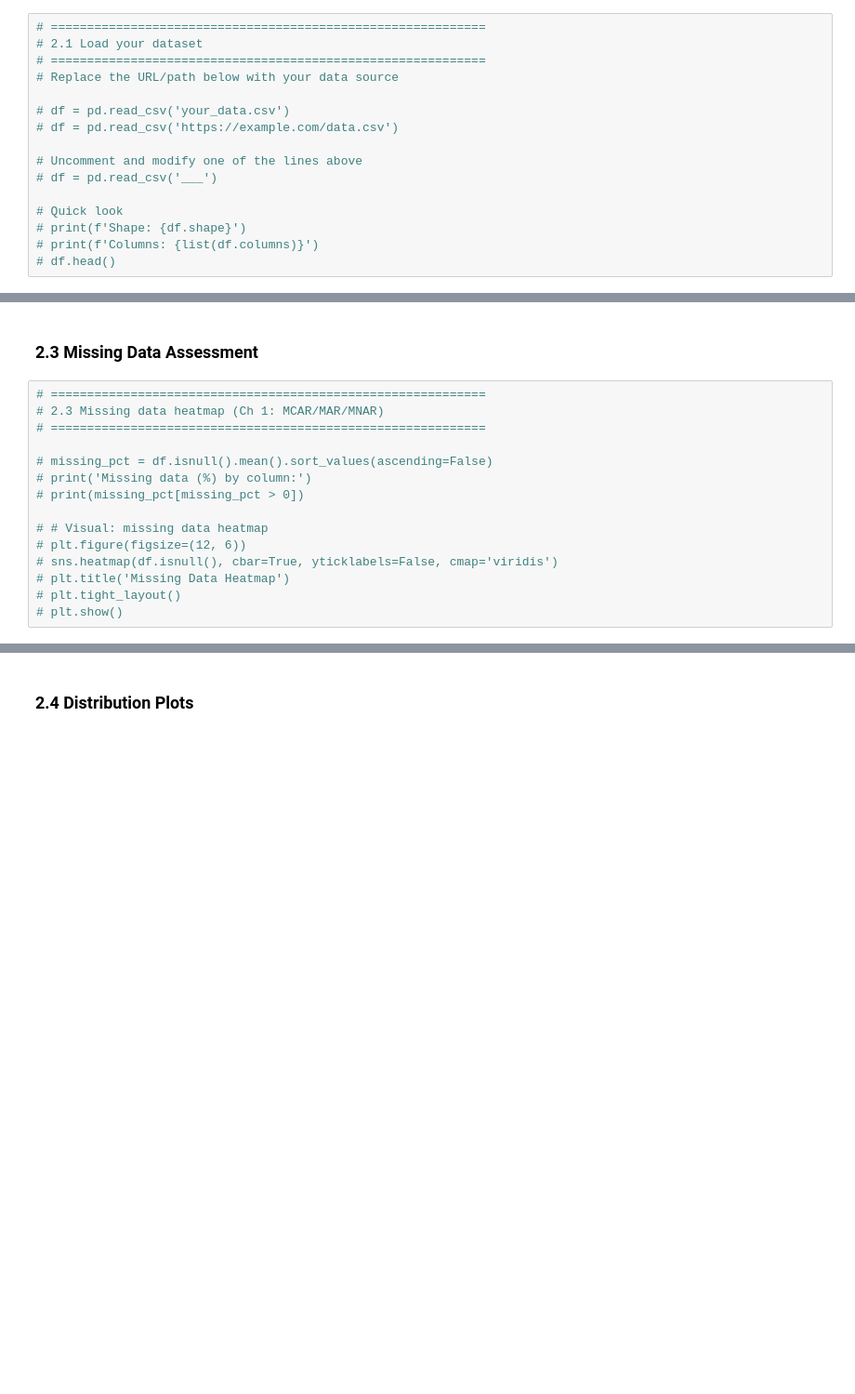
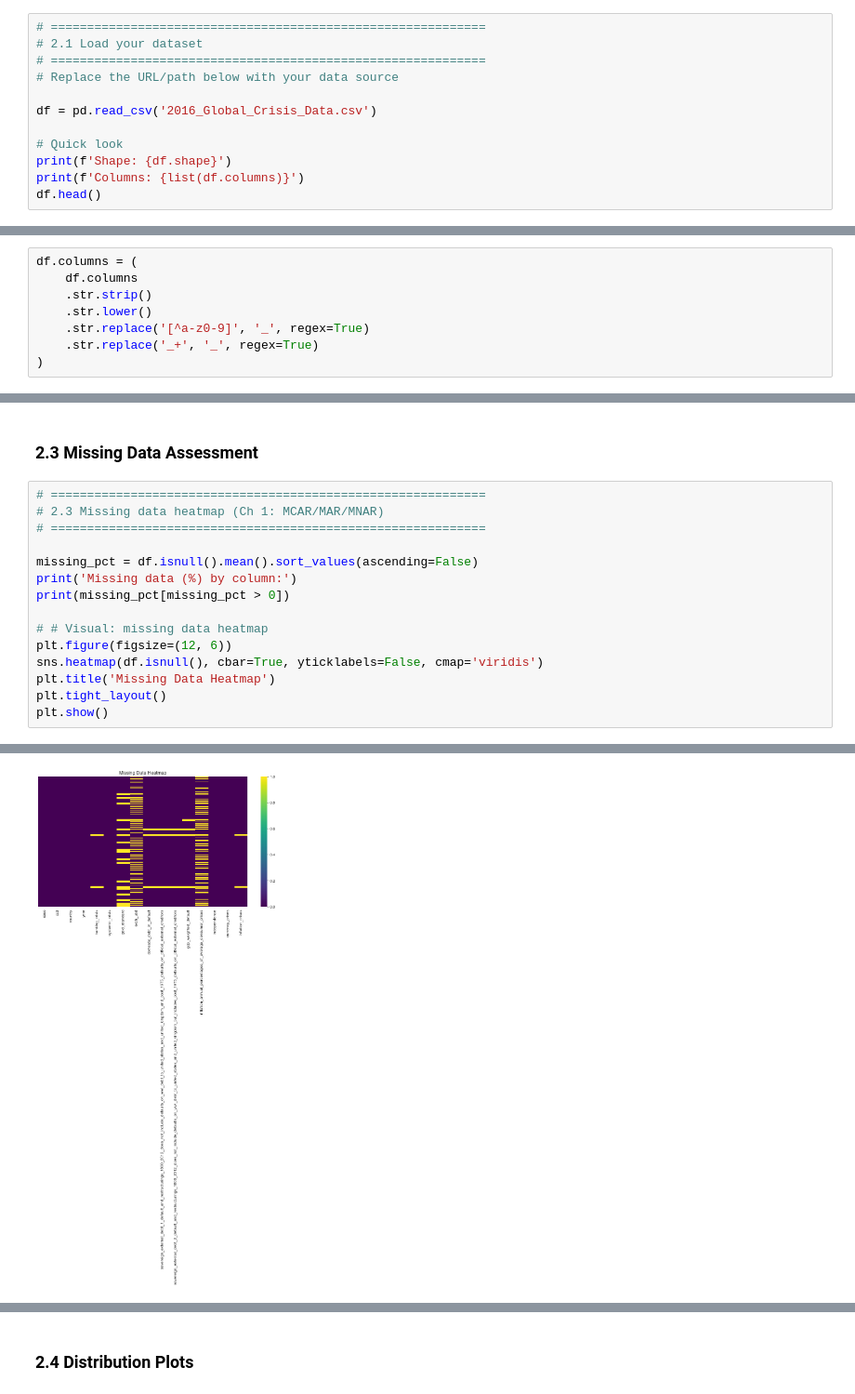
Before and after one commit to epleywin/ECON3916-Statistical-Machine-Learning, a Jupyter notebook: Final Project/3916-final-project-starter.ipynb, the cells around one changed output, grey strips where cells are left out. Shown at 93% size. Saved outputs shown, nothing was run; the diff lists cells and outputs as text; blank space fills up the shorter version.

```diff
--- a/Final Project/3916-final-project-starter.ipynb
+++ b/Final Project/3916-final-project-starter.ipynb
@@ -66,13 +68,9 @@ Fill in each blank below. This becomes the opening paragraph of your report.
 # ============================================================
 # Replace the URL/path below with your data source
 
-# df = pd.read_csv('your_data.csv')
-# df = pd.read_csv('https://example.com/data.csv')
-
-# Uncomment and modify one of the lines above
-# df = pd.read_csv('___')
+df = pd.read_csv('2016_Global_Crisis_Data.csv')
 
 # Quick look
-# print(f'Shape: {df.shape}')
-# print(f'Columns: {list(df.columns)}')
-# df.head()
+print(f'Shape: {df.shape}')
+print(f'Columns: {list(df.columns)}')
+df.head()
@@ -78,0 +86,8 @@ Fill in each blank below. This becomes the opening paragraph of your report.
+# %%
+df.columns = (
+    df.columns
+    .str.strip()
+    .str.lower()
+    .str.replace('[^a-z0-9]', '_', regex=True)
+    .str.replace('_+', '_', regex=True)
+)
@@ -92,13 +147,14 @@ Fill in each blank below. This becomes the opening paragraph of your report.
 # 2.3 Missing data heatmap (Ch 1: MCAR/MAR/MNAR)
 # ============================================================
 
-# missing_pct = df.isnull().mean().sort_values(ascending=False)
-# print('Missing data (%) by column:')
-# print(missing_pct[missing_pct > 0])
+missing_pct = df.isnull().mean().sort_values(ascending=False)
+print('Missing data (%) by column:')
+print(missing_pct[missing_pct > 0])
 
 # # Visual: missing data heatmap
-# plt.figure(figsize=(12, 6))
-# sns.heatmap(df.isnull(), cbar=True, yticklabels=False, cmap='viridis')
-# plt.title('Missing Data Heatmap')
-# plt.tight_layout()
-# plt.show()
+plt.figure(figsize=(12, 6))
+sns.heatmap(df.isnull(), cbar=True, yticklabels=False, cmap='viridis')
+plt.title('Missing Data Heatmap')
+plt.tight_layout()
+plt.show()
+# %% [output]
@@ -104,0 +173 @@ Fill in each blank below. This becomes the opening paragraph of your report.
+[figure, added]
```
Also changed, not shown: parts of 39 cells of this notebook, 4 other files.
